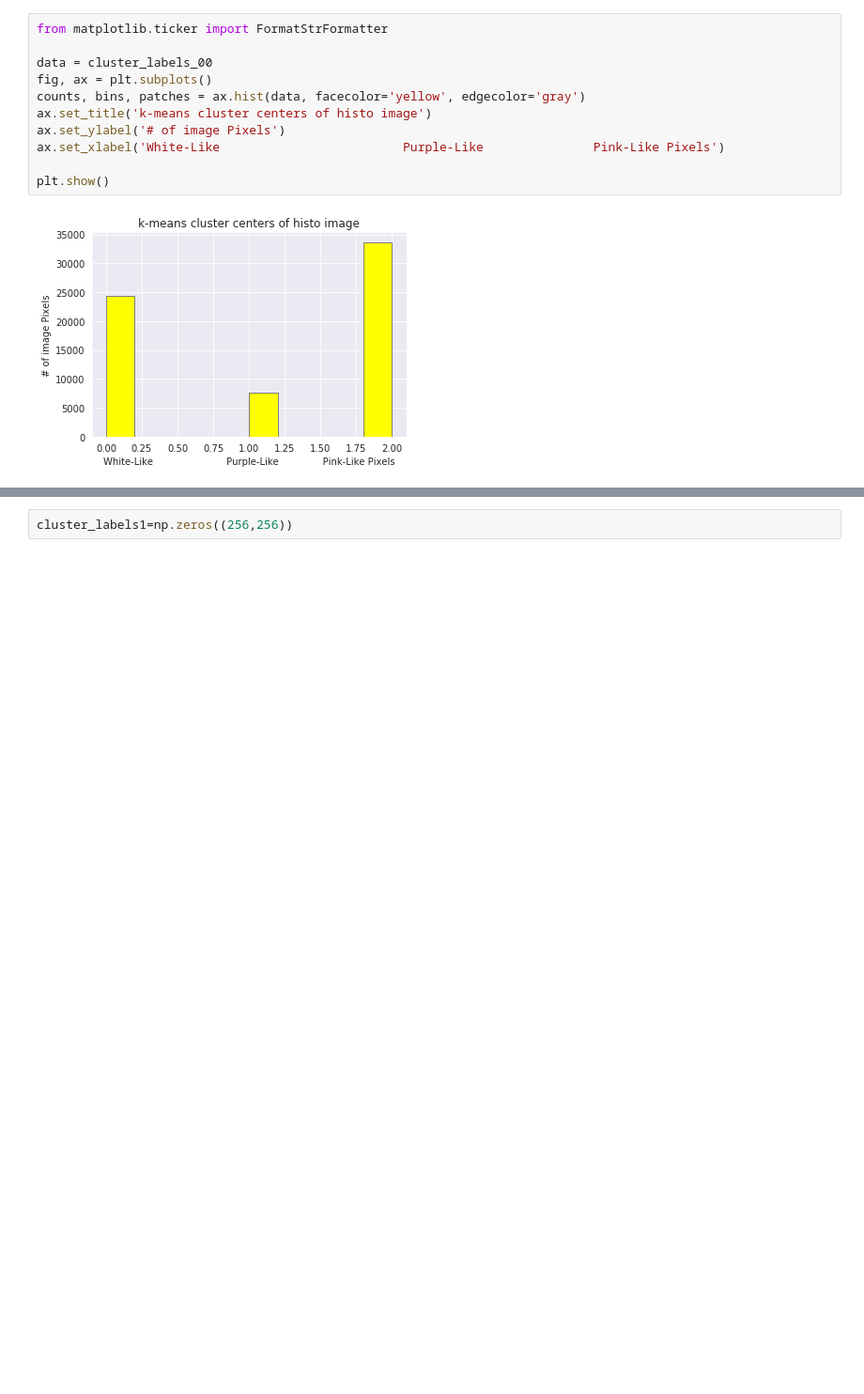
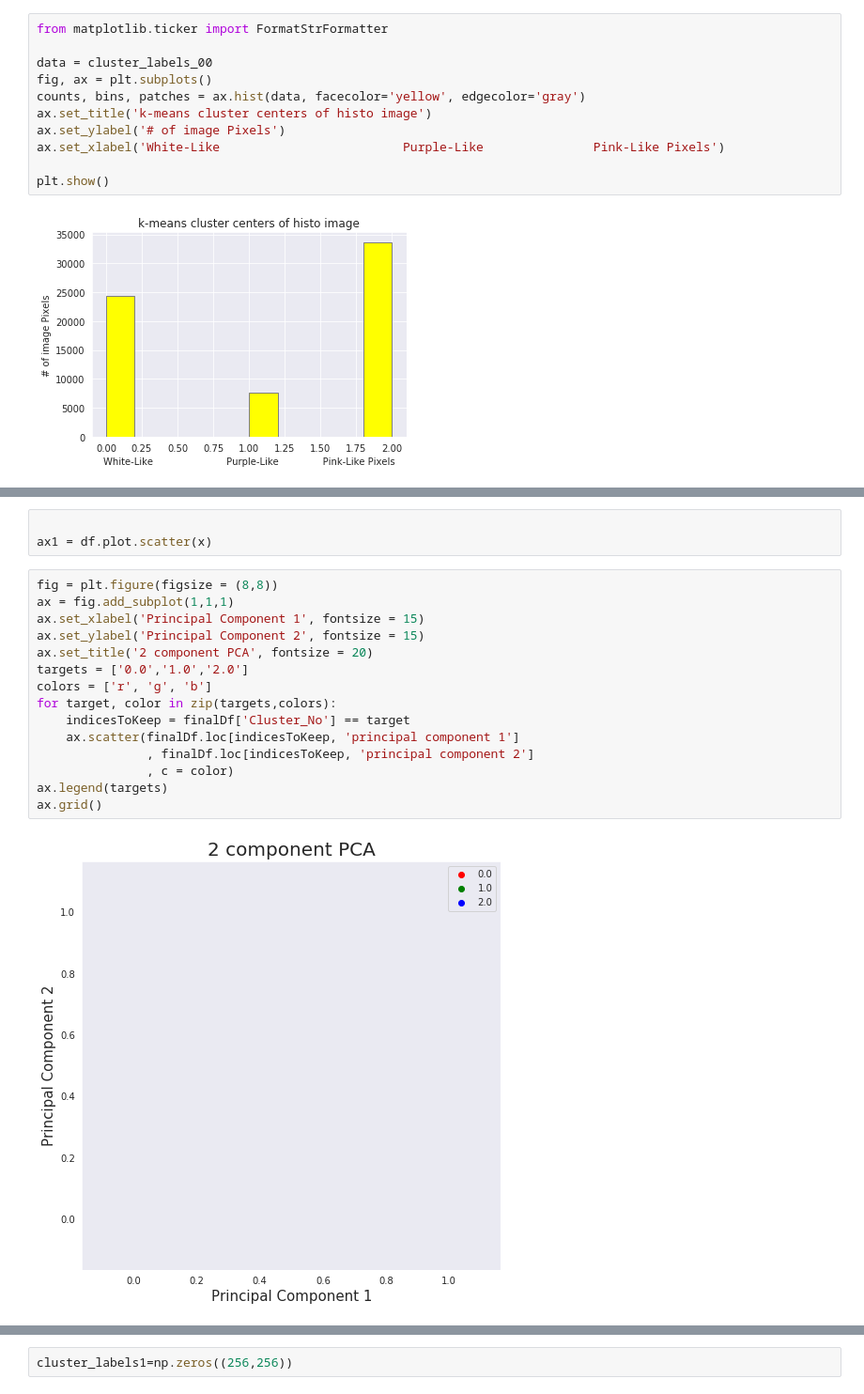
Before and after one commit to sraja2911/glioma_histo_img_classifier_lob, a Jupyter notebook: Large_Object_Tissue_Texture_Algorithm.ipynb, the cells around one changed output, grey strips where cells are left out. Shown: that part at 94% size. Saved outputs shown, nothing was run; the diff lists cells and outputs as text; blank space fills up the shorter version.

```diff
--- a/Large_Object_Tissue_Texture_Algorithm.ipynb
+++ b/Large_Object_Tissue_Texture_Algorithm.ipynb
@@ -144,0 +251,20 @@ cluster_labels_00.shape
+# %%
+
+ax1 = df.plot.scatter(x)
+# %%
+fig = plt.figure(figsize = (8,8))
+ax = fig.add_subplot(1,1,1)
+ax.set_xlabel('Principal Component 1', fontsize = 15)
+ax.set_ylabel('Principal Component 2', fontsize = 15)
+ax.set_title('2 component PCA', fontsize = 20)
+targets = ['0.0','1.0','2.0']
+colors = ['r', 'g', 'b']
+for target, color in zip(targets,colors):
+    indicesToKeep = finalDf['Cluster_No'] == target
+    ax.scatter(finalDf.loc[indicesToKeep, 'principal component 1']
+               , finalDf.loc[indicesToKeep, 'principal component 2']
+               , c = color)
+ax.legend(targets)
+ax.grid()
+# %% [output]
+[figure, added]
```
Also changed, not shown: parts of 29 cells of this notebook.
